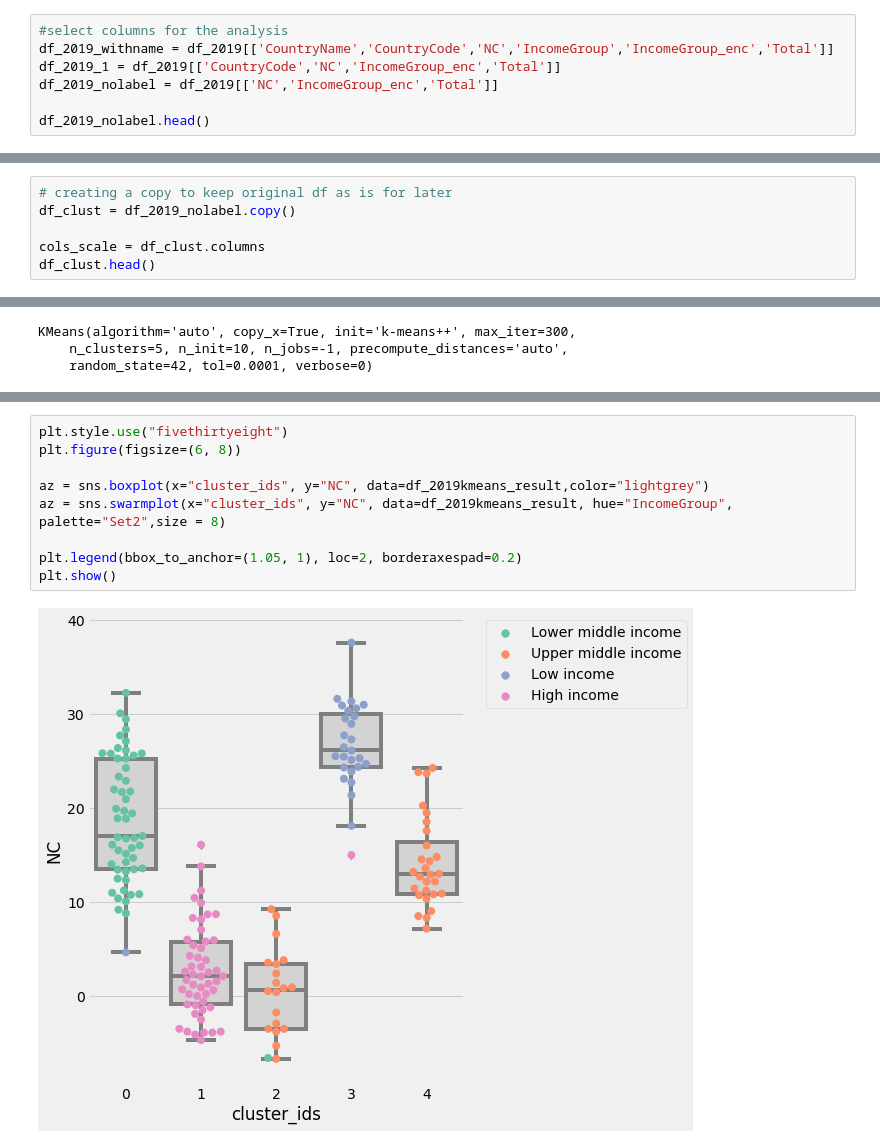
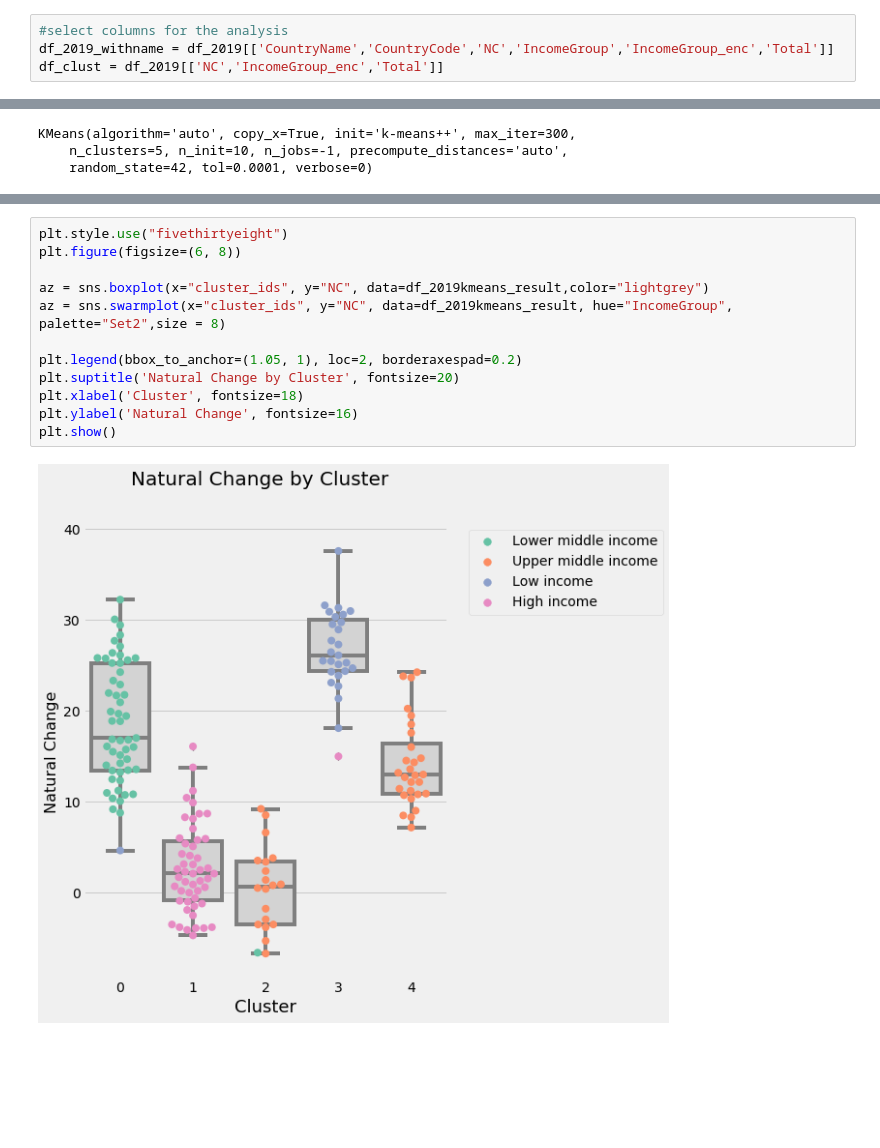
Before and after one commit to lilynuraini/lily, a Jupyter notebook: content/post/2022-01-02-countries-clustering/Untitled-Copy1.ipynb, the cells around one changed output, grey strips where cells are left out. Drawn from its saved outputs; the diff is of its cells as text; blank space fills up the shorter version.

```diff
--- a/content/post/2022-01-02-countries-clustering/Untitled-Copy1.ipynb
+++ b/content/post/2022-01-02-countries-clustering/Untitled-Copy1.ipynb
@@ -92,7 +82,4 @@ See the caveats in the documentation: http://pandas.pydata.org/pandas-docs/stabl
 # %%
 #select columns for the analysis
 df_2019_withname = df_2019[['CountryName','CountryCode','NC','IncomeGroup','IncomeGroup_enc','Total']]
-df_2019_1 = df_2019[['CountryCode','NC','IncomeGroup_enc','Total']]
-df_2019_nolabel = df_2019[['NC','IncomeGroup_enc','Total']]
-
-df_2019_nolabel.head()
+df_clust = df_2019[['NC','IncomeGroup_enc','Total']]
@@ -113,6 +85,0 @@ dtype: int64
-# %%
-# creating a copy to keep original df as is for later
-df_clust = df_2019_nolabel.copy()
-
-cols_scale = df_clust.columns
-df_clust.head()
@@ -200,12 +194,15 @@ plt.show()
 # %%
 plt.style.use("fivethirtyeight")
 plt.figure(figsize=(6, 8))
 
 az = sns.boxplot(x="cluster_ids", y="NC", data=df_2019kmeans_result,color="lightgrey")
 az = sns.swarmplot(x="cluster_ids", y="NC", data=df_2019kmeans_result, hue="IncomeGroup", palette="Set2",size = 8)
 
 plt.legend(bbox_to_anchor=(1.05, 1), loc=2, borderaxespad=0.2)
+plt.suptitle('Natural Change by Cluster', fontsize=20)
+plt.xlabel('Cluster', fontsize=18)
+plt.ylabel('Natural Change', fontsize=16)
 plt.show()
 # %% [output]
-[figure, old version]
+[figure, new version]
 # %% [markdown]
```
Also changed, not shown: parts of 25 cells of this notebook, 5 other files.
